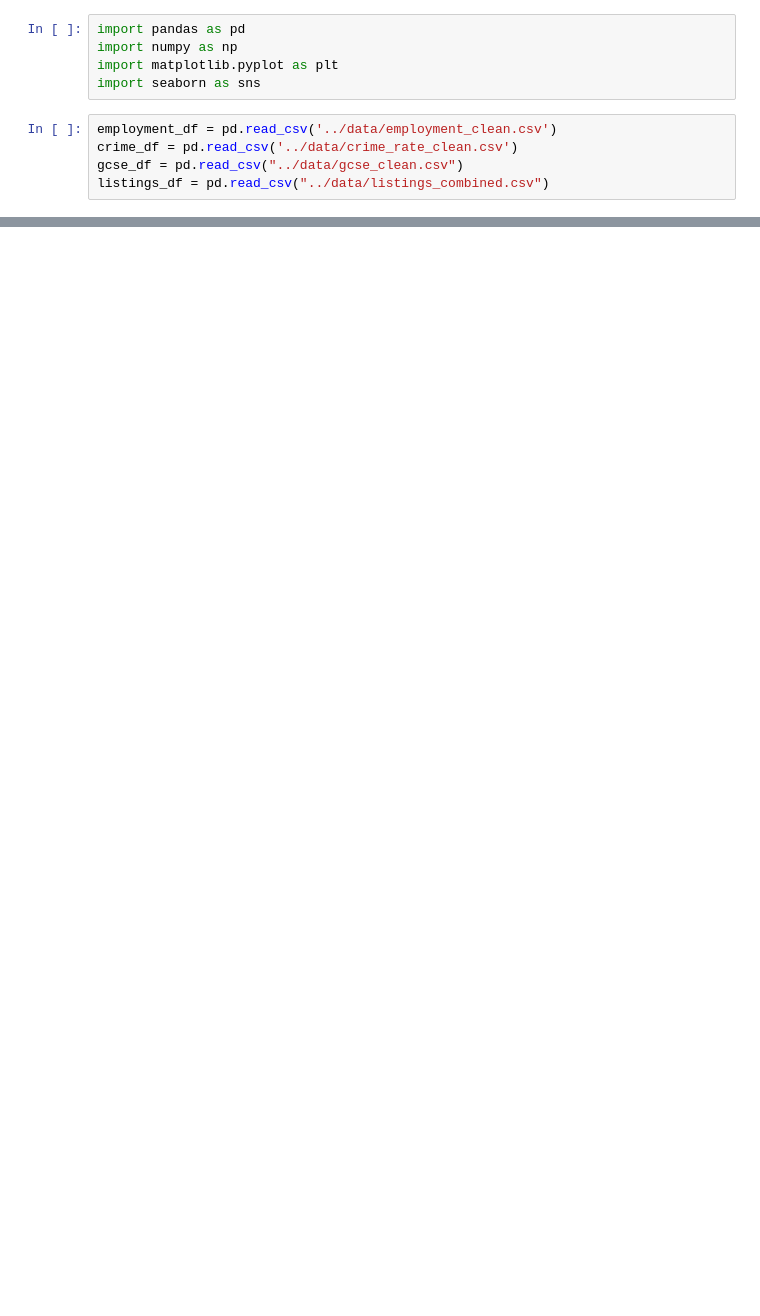
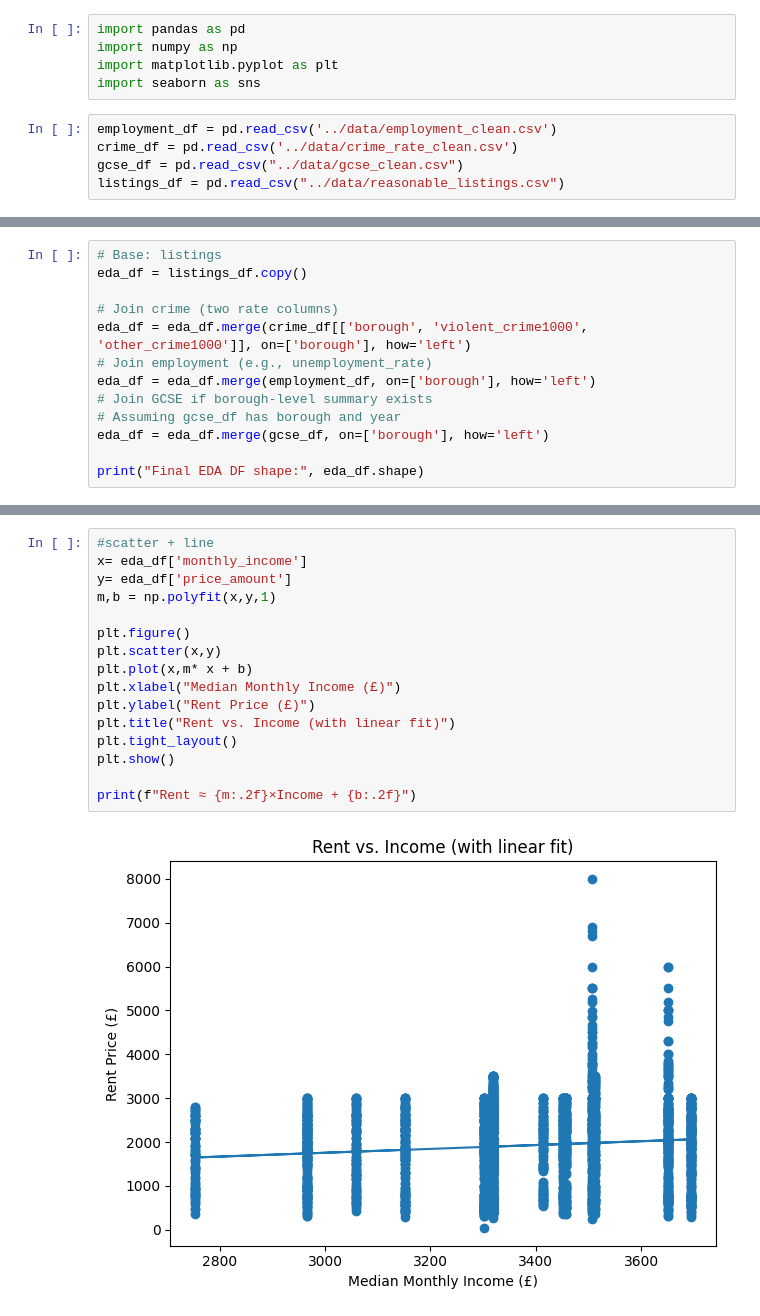
Before and after one commit to Barahow/london-rental-analysis, a Jupyter notebook: notebooks/eda/explanatory_analysis.ipynb, the cells around one changed output, grey strips where cells are left out. Cells and saved outputs as stored; diff of their text form; blank space fills up the shorter version.

```diff
--- a/notebooks/eda/explanatory_analysis.ipynb
+++ b/notebooks/eda/explanatory_analysis.ipynb
@@ -9,4 +15,4 @@ import seaborn as sns
 employment_df = pd.read_csv('../data/employment_clean.csv')
 crime_df = pd.read_csv('../data/crime_rate_clean.csv')
 gcse_df = pd.read_csv("../data/gcse_clean.csv")
-listings_df = pd.read_csv("../data/listings_combined.csv")
+listings_df = pd.read_csv("../data/reasonable_listings.csv")
@@ -42,0 +23,13 @@ Count per months
+# %%
+# Base: listings
+eda_df = listings_df.copy()
+
+# Join crime (two rate columns)
+eda_df = eda_df.merge(crime_df[['borough', 'violent_crime1000', 'other_crime1000']], on=['borough'], how='left')
+# Join employment (e.g., unemployment_rate)
+eda_df = eda_df.merge(employment_df, on=['borough'], how='left')
+# Join GCSE if borough-level summary exists
+# Assuming gcse_df has borough and year
+eda_df = eda_df.merge(gcse_df, on=['borough'], how='left')
+
+print("Final EDA DF shape:", eda_df.shape)
@@ -42,0 +151,18 @@ Count per months
+# %%
+#scatter + line
+x= eda_df['monthly_income']
+y= eda_df['price_amount']
+m,b = np.polyfit(x,y,1)
+
+plt.figure()
+plt.scatter(x,y)
+plt.plot(x,m* x + b)
+plt.xlabel("Median Monthly Income (£)")
+plt.ylabel("Rent Price (£)")
+plt.title("Rent vs. Income (with linear fit)")
+plt.tight_layout()
+plt.show()
+
+print(f"Rent ≈ {m:.2f}×Income + {b:.2f}")
+# %% [output]
+[figure, added]
```
Also changed, not shown: parts of 27 cells of this notebook.
